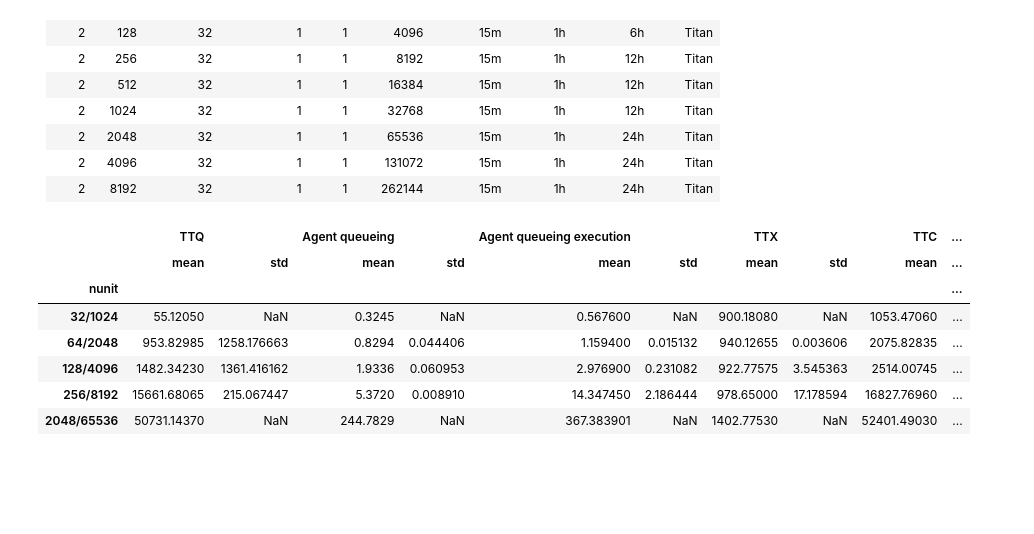
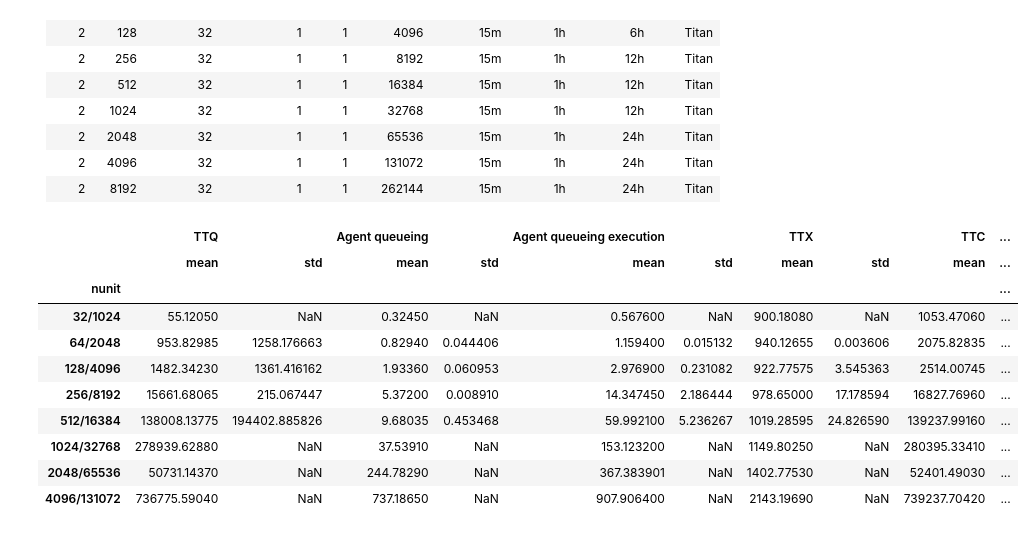
Before and after one commit to radical-experiments/rp.paper, a Jupyter notebook: analysis/rp_paper_weak_scaling.ipynb, the cells around one changed output. Drawn from its saved outputs; the diff is of its cells as text; code cells hidden in the pictures; blank space fills up the shorter version.

```diff
--- a/analysis/rp_paper_weak_scaling.ipynb
+++ b/analysis/rp_paper_weak_scaling.ipynb
@@ -39,30 +39,33 @@ Definitions:
 # %%
 sws_scaling = sws_sessions[sws_sessions.experiment == 'exp1'][
     ['nunit','TTC','P_LRMS_QUEUING','U_AGENT_QUEUING','U_AGENT_SCHEDULING','U_AGENT_QUEUING_EXEC','U_AGENT_EXECUTING']
         ].groupby(['nunit']).aggregate(
                 {'TTC'                 : ['mean','std'],
                  'P_LRMS_QUEUING'      : ['mean','std'],
                  'U_AGENT_QUEUING'     : ['mean','std'],
                  'U_AGENT_SCHEDULING'  : ['mean','std'],
                  'U_AGENT_QUEUING_EXEC': ['mean','std'],
                  'U_AGENT_EXECUTING'   : ['mean','std']})
 
-sws_scaling.rename_axis({'P_LRMS_QUEUING'      :'TTQ'}, axis='columns', inplace=True)
-sws_scaling.rename_axis({'U_AGENT_QUEUING'     :'Agent queueing'}, axis='columns', inplace=True)
-sws_scaling.rename_axis({'U_AGENT_SCHEDULING'  :'Agent scheduling'}, axis='columns', inplace=True)
-sws_scaling.rename_axis({'U_AGENT_QUEUING_EXEC':'Agent queueing execution'}, axis='columns', inplace=True)
-sws_scaling.rename_axis({'U_AGENT_EXECUTING'   :'TTX'}, axis='columns', inplace=True)
+sws_scaling.rename({'P_LRMS_QUEUING'      :'TTQ'}, axis='columns', inplace=True)
+sws_scaling.rename({'U_AGENT_QUEUING'     :'Agent queueing'}, axis='columns', inplace=True)
+sws_scaling.rename({'U_AGENT_SCHEDULING'  :'Agent scheduling'}, axis='columns', inplace=True)
+sws_scaling.rename({'U_AGENT_QUEUING_EXEC':'Agent queueing execution'}, axis='columns', inplace=True)
+sws_scaling.rename({'U_AGENT_EXECUTING'   :'TTX'}, axis='columns', inplace=True)
 sws_scaling.rename(index={i: '%s/%s' % (i, i*32) for i in sws_scaling.index.get_values()}, inplace=True)
 sws_scaling
 # %% [output]
 |  | TTQ |  | Agent queueing |  | Agent queueing execution |  | TTX |  | TTC | ... |
 |  | mean | std | mean | std | mean | std | mean | std | mean | ... |
 | nunit |  |  |  |  |  |  |  |  |  | ... |
-| 32/1024 | 55.12050 | NaN | 0.3245 | NaN | 0.567600 | NaN | 900.18080 | NaN | 1053.47060 | ... |
-| 64/2048 | 953.82985 | 1258.176663 | 0.8294 | 0.044406 | 1.159400 | 0.015132 | 940.12655 | 0.003606 | 2075.82835 | ... |
-| 128/4096 | 1482.34230 | 1361.416162 | 1.9336 | 0.060953 | 2.976900 | 0.231082 | 922.77575 | 3.545363 | 2514.00745 | ... |
-| 256/8192 | 15661.68065 | 215.067447 | 5.3720 | 0.008910 | 14.347450 | 2.186444 | 978.65000 | 17.178594 | 16827.76960 | ... |
-| 2048/65536 | 50731.14370 | NaN | 244.7829 | NaN | 367.383901 | NaN | 1402.77530 | NaN | 52401.49030 | ... |
+| 32/1024 | 55.12050 | NaN | 0.32450 | NaN | 0.567600 | NaN | 900.18080 | NaN | 1053.47060 | ... |
+| 64/2048 | 953.82985 | 1258.176663 | 0.82940 | 0.044406 | 1.159400 | 0.015132 | 940.12655 | 0.003606 | 2075.82835 | ... |
+| 128/4096 | 1482.34230 | 1361.416162 | 1.93360 | 0.060953 | 2.976900 | 0.231082 | 922.77575 | 3.545363 | 2514.00745 | ... |
+| 256/8192 | 15661.68065 | 215.067447 | 5.37200 | 0.008910 | 14.347450 | 2.186444 | 978.65000 | 17.178594 | 16827.76960 | ... |
+| 512/16384 | 138008.13775 | 194402.885826 | 9.68035 | 0.453468 | 59.992100 | 5.236267 | 1019.28595 | 24.826590 | 139237.99160 | ... |
+| 1024/32768 | 278939.62880 | NaN | 37.53910 | NaN | 153.123200 | NaN | 1149.80250 | NaN | 280395.33410 | ... |
+| 2048/65536 | 50731.14370 | NaN | 244.78290 | NaN | 367.383901 | NaN | 1402.77530 | NaN | 52401.49030 | ... |
+| 4096/131072 | 736775.59040 | NaN | 737.18650 | NaN | 907.906400 | NaN | 2143.19690 | NaN | 739237.70420 | ... |
 # %%
 fig = plt.figure(figsize=(13,7))
 ax = fig.add_subplot(111)
```
Also changed, not shown: parts of 13 cells of this notebook, 2 other files.
